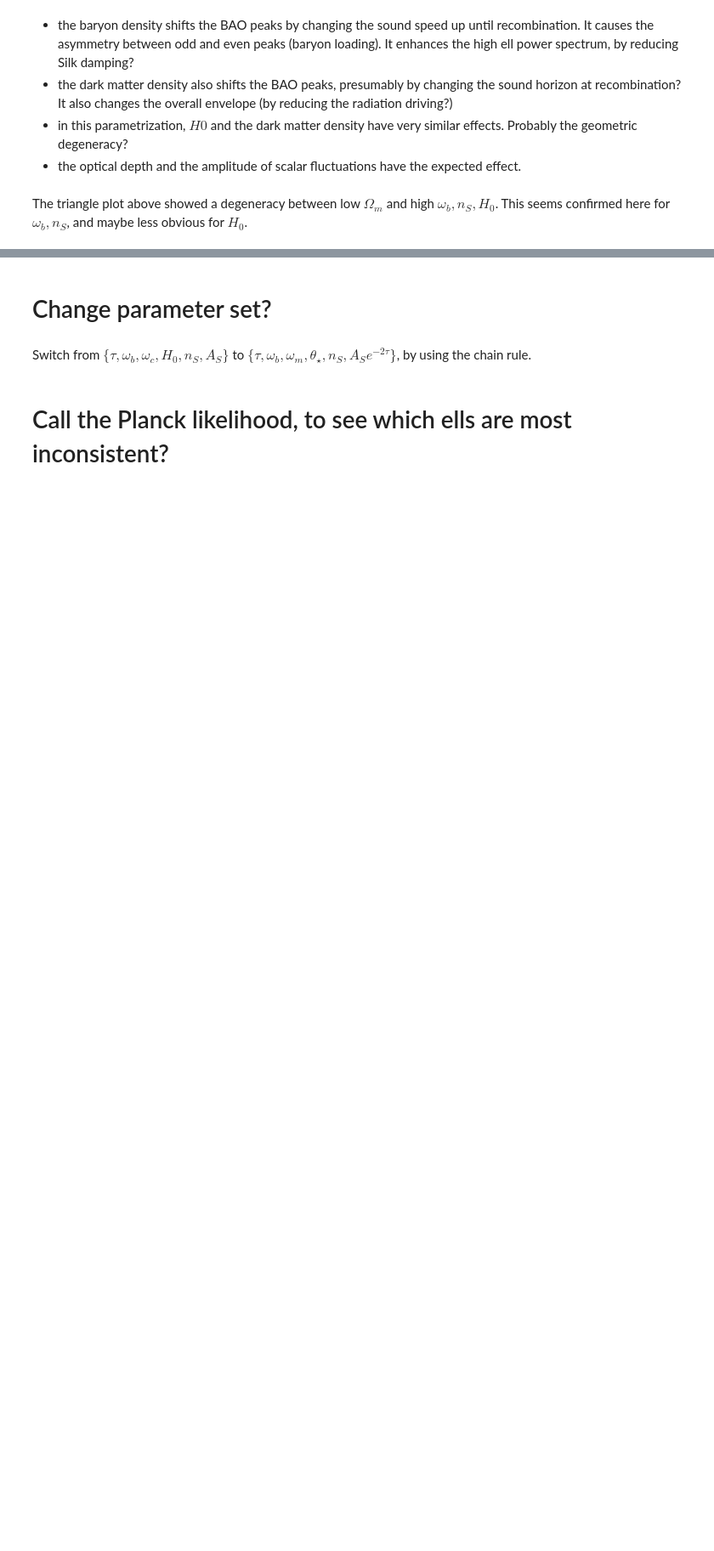
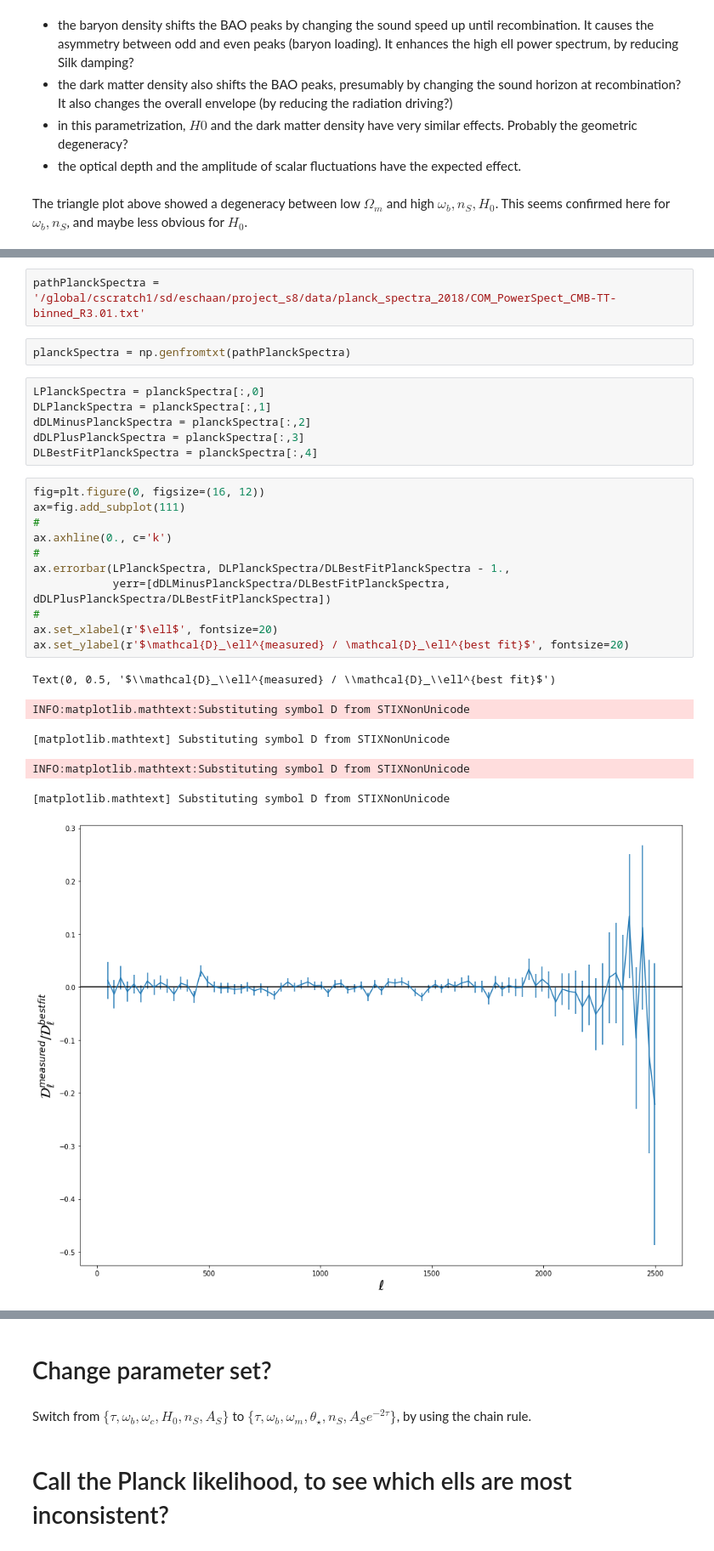
Before and after one commit to EmmanuelSchaan/CobayaExploration, a Jupyter notebook: omegam_cut.ipynb, the cells around one changed output, grey strips where cells are left out. Shown at 85% size. Drawn from its saved outputs; the diff is of its cells as text; blank space fills up the shorter version.

```diff
--- a/omegam_cut.ipynb
+++ b/omegam_cut.ipynb
@@ -442,0 +551,28 @@ This seems confirmed here for $\omega_b, n_S$, and maybe less obvious for $H_0$.
+# %%
+pathPlanckSpectra = '/global/cscratch1/sd/eschaan/project_s8/data/planck_spectra_2018/COM_PowerSpect_CMB-TT-binned_R3.01.txt'
+# %%
+planckSpectra = np.genfromtxt(pathPlanckSpectra)
+# %%
+LPlanckSpectra = planckSpectra[:,0]
+DLPlanckSpectra = planckSpectra[:,1]
+dDLMinusPlanckSpectra = planckSpectra[:,2]
+dDLPlusPlanckSpectra = planckSpectra[:,3]
+DLBestFitPlanckSpectra = planckSpectra[:,4]
+# %%
+fig=plt.figure(0, figsize=(16, 12))
+ax=fig.add_subplot(111)
+#
+ax.axhline(0., c='k')
+#
+ax.errorbar(LPlanckSpectra, DLPlanckSpectra/DLBestFitPlanckSpectra - 1.,
+            yerr=[dDLMinusPlanckSpectra/DLBestFitPlanckSpectra, dDLPlusPlanckSpectra/DLBestFitPlanckSpectra])
+#
+ax.set_xlabel(r'$\ell$', fontsize=20)
+ax.set_ylabel(r'$\mathcal{D}_\ell^{measured} / \mathcal{D}_\ell^{best fit}$', fontsize=20)
+# %% [output]
+Text(0, 0.5, '$\\mathcal{D}_\\ell^{measured} / \\mathcal{D}_\\ell^{best fit}$')
+INFO:matplotlib.mathtext:Substituting symbol D from STIXNonUnicode
+[matplotlib.mathtext] Substituting symbol D from STIXNonUnicode
+INFO:matplotlib.mathtext:Substituting symbol D from STIXNonUnicode
+[matplotlib.mathtext] Substituting symbol D from STIXNonUnicode
+[figure, added]
```
Also changed, not shown: parts of 59 cells of this notebook, 1 other file.
